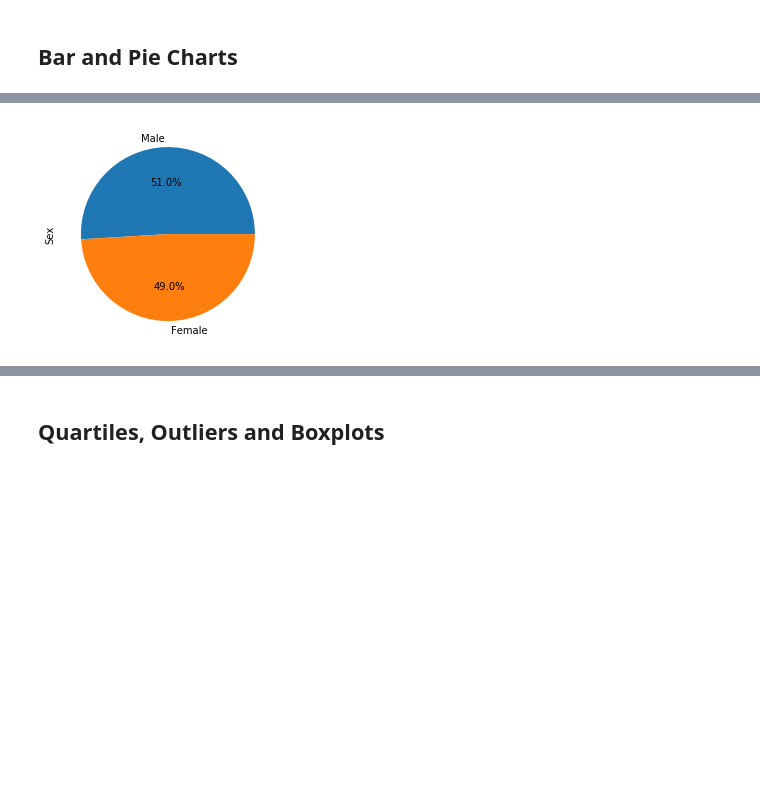
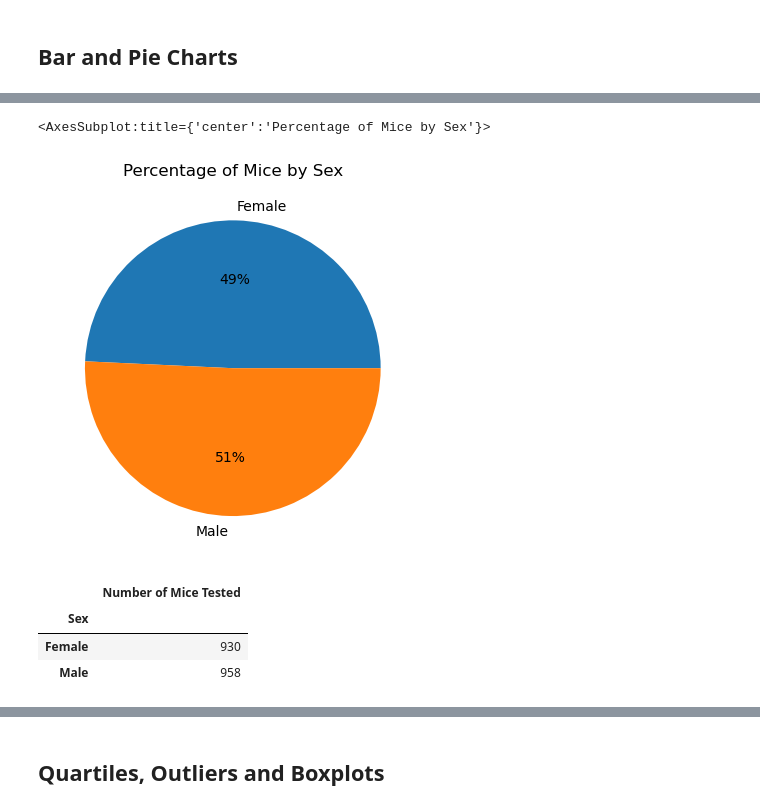
Before and after one commit to DavidsonRCan2/data-vis-challenge, a Jupyter notebook: Pymaceuticals/pymaceuticals_main.ipynb, the cells around one changed output, grey strips where cells are left out. Cells and saved outputs as stored; diff of their text form; code cells hidden in the pictures; blank space fills up the shorter version.

```diff
--- a/Pymaceuticals/pymaceuticals_main.ipynb
+++ b/Pymaceuticals/pymaceuticals_main.ipynb
@@ -183,6 +213,18 @@ tvstatsbydrug
 # %%
 # Generate a pie plot showing the distribution of female versus male mice using Pandas
+final_mice.groupby(["Sex"])["Mouse ID"].count().plot(kind='pie', ylabel='', autopct='%1.0f%%', title="Percentage of Mice by Sex")
 # %% [output]
+<AxesSubplot:title={'center':'Percentage of Mice by Sex'}>
-[figure, old version]
+[figure, new version]
+# %%
+mouse_by_sex = final_mice.groupby(["Sex"])["Mouse ID"].count()
+mouse_by_sex = pd.DataFrame(mouse_by_sex)
+mouse_by_sex.columns=["Number of Mice Tested"]
+mouse_by_sex
+# %% [output]
+|  | Number of Mice Tested |
+| Sex |  |
+| Female | 930 |
+| Male | 958 |
 # %%
 # Generate a pie plot showing the distribution of female versus male mice using pyplot
```
Also changed, not shown: parts of 6 cells of this notebook.
